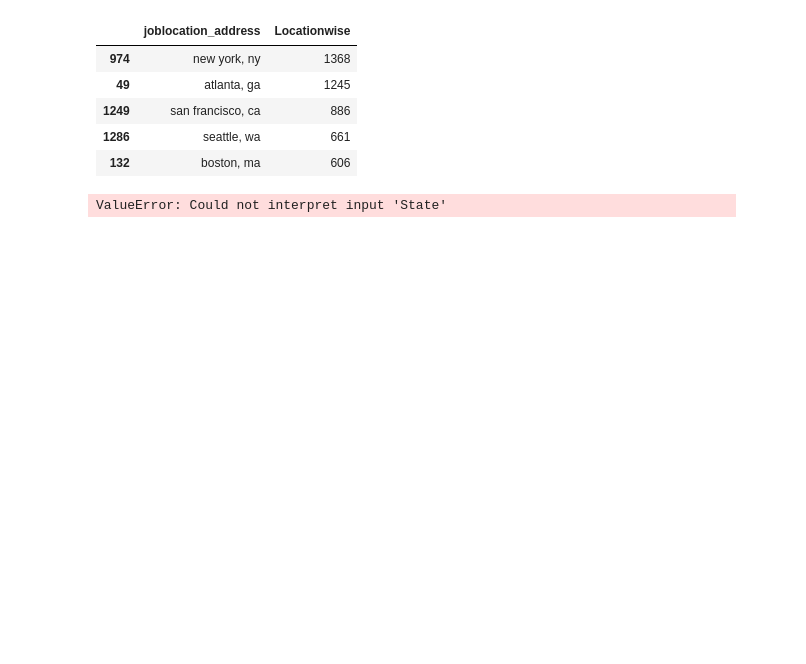
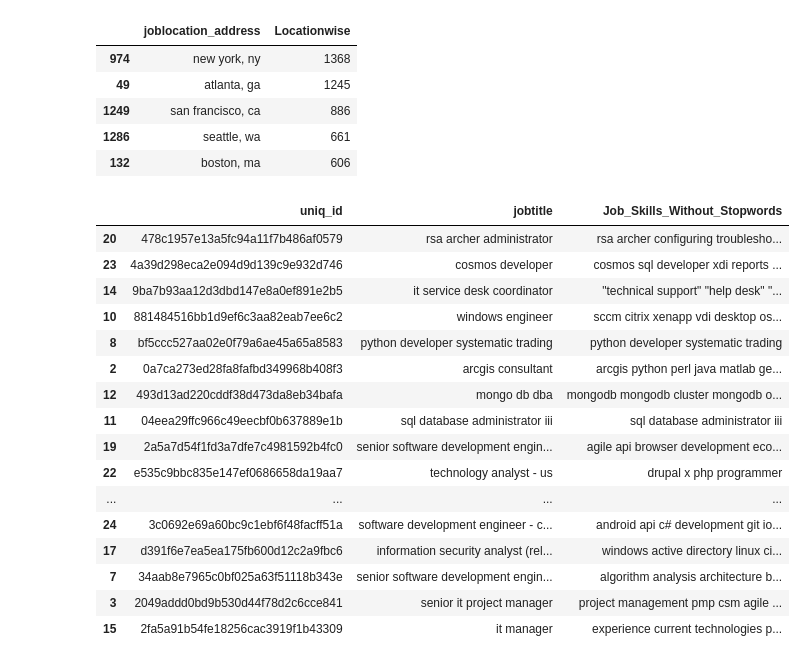
Before and after one commit to borisfidler/boris-python, a Jupyter notebook: Master-Rad/DrugiSet.ipynb, the cells around one changed output. Saved outputs shown, nothing was run; the diff lists cells and outputs as text; code cells hidden in the pictures; blank space fills up the shorter version.

```diff
--- a/Master-Rad/DrugiSet.ipynb
+++ b/Master-Rad/DrugiSet.ipynb
@@ -442,12 +410,35 @@ CSV_file2_df.groupby(['joblocation_address']).size().reset_index(name='Locationw
 | 1249 | san francisco, ca | 886 |
 | 1286 | seattle, wa | 661 |
 | 132 | boston, ma | 606 |
-# %%
-plt.figure(figsize=(12,12))
-ax = sns.barplot(x="State", y="joblocation_address",data=CSV_file2_df.head(50))
-ax.set_xticklabels(ax.get_xticklabels(), rotation=90, ha="right")
-ax.set_title('State wise job seekers')
-plt.tight_layout()
-plt.show()
-# %% [output]
-ValueError: Could not interpret input 'State'
+# %%
+def inspect_interactions(person_id, test_set=True):
+    if test_set:
+        rating_df = rating_test_indexed_df
+    else:
+        rating_df = rating_train_indexed_df
+    return rating_df.loc[person_id].merge(CSV_file2_df, how = 'left',
+                                                      left_on = 'uniq_id',
+                                                      right_on = 'uniq_id') \
+                          .sort_values('eventStrength', ascending = False)[[
+                                                                          'uniq_id','jobtitle','Job_Skills_Without_Stopwords'
+                                                                          ]]
+# %%
+inspect_interactions(100622, test_set=False).head(20)
+# %% [output]
+|  | uniq_id | jobtitle | Job_Skills_Without_Stopwords |
+| 20 | 478c1957e13a5fc94a11f7b486af0579 | rsa archer administrator | rsa archer configuring troublesho... |
+| 23 | 4a39d298eca2e094d9d139c9e932d746 | cosmos developer | cosmos sql developer xdi reports ... |
+| 14 | 9ba7b93aa12d3dbd147e8a0ef891e2b5 | it service desk coordinator | "technical support" "help desk" "... |
+| 10 | 881484516bb1d9ef6c3aa82eab7ee6c2 | windows engineer | sccm citrix xenapp vdi desktop os... |
+| 8 | bf5ccc527aa02e0f79a6ae45a65a8583 | python developer systematic trading | python developer systematic trading |
+| 2 | 0a7ca273ed28fa8fafbd349968b408f3 | arcgis consultant | arcgis python perl java matlab ge... |
+| 12 | 493d13ad220cddf38d473da8eb34bafa | mongo db dba | mongodb mongodb cluster mongodb o... |
+| 11 | 04eea29ffc966c49eecbf0b637889e1b | sql database administrator iii | sql database administrator iii |
+| 19 | 2a5a7d54f1fd3a7dfe7c4981592b4fc0 | senior software development engin... | agile api browser development eco... |
+| 22 | e535c9bbc835e147ef0686658da19aa7 | technology analyst - us | drupal x php programmer |
+| ... | ... | ... | ... |
+| 24 | 3c0692e69a60bc9c1ebf6f48facff51a | software development engineer - c... | android api c# development git io... |
+| 17 | d391f6e7ea5ea175fb600d12c2a9fbc6 | information security analyst (rel... | windows active directory linux ci... |
+| 7 | 34aab8e7965c0bf025a63f51118b343e | senior software development engin... | algorithm analysis architecture b... |
+| 3 | 2049addd0bd9b530d44f78d2c6cce841 | senior it project manager | project management pmp csm agile ... |
+| 15 | 2fa5a91b54fe18256cac3919f1b43309 | it manager | experience current technologies p... |
```
Also changed, not shown: parts of 6 cells of this notebook, 5 other files.
